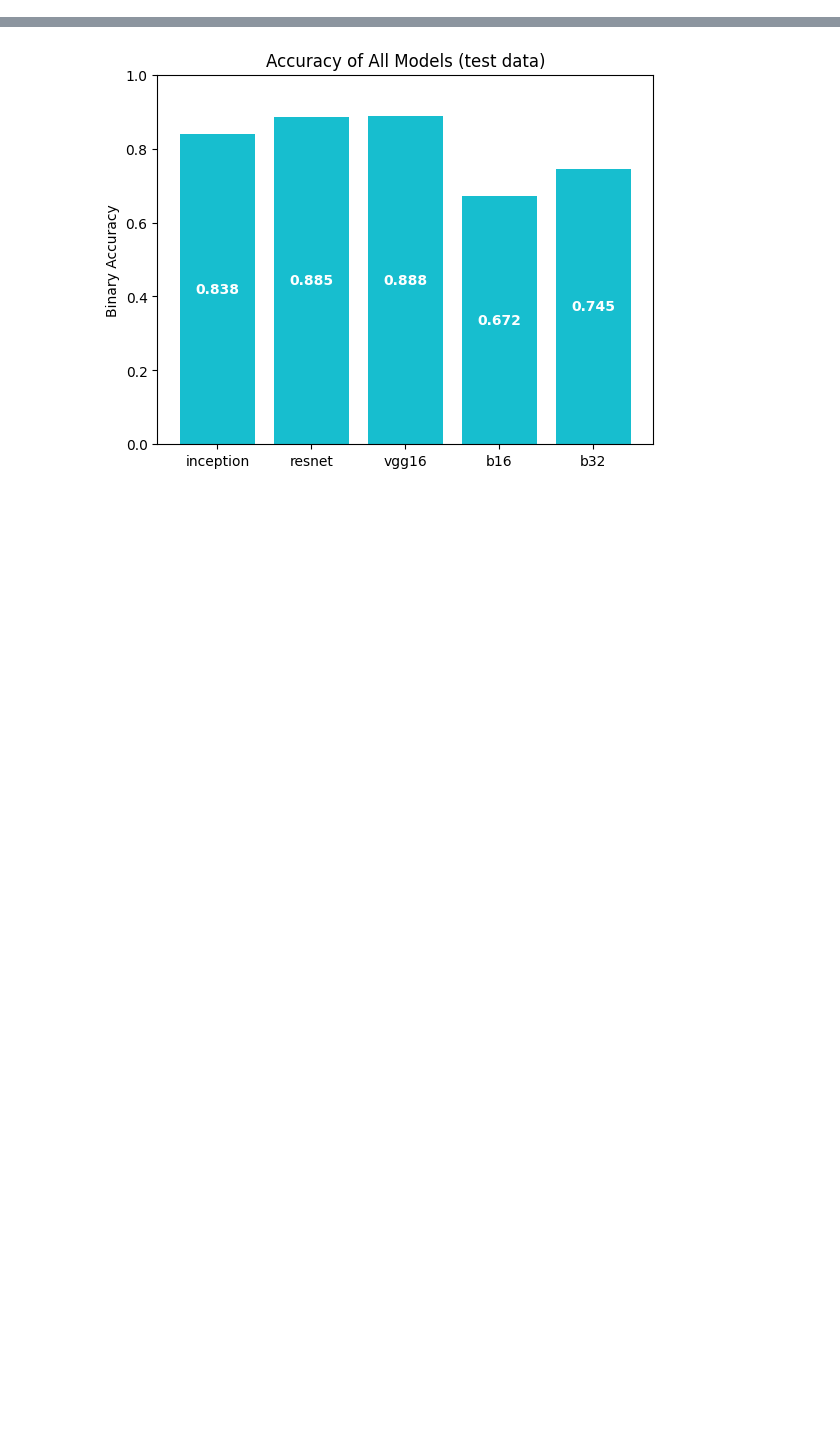
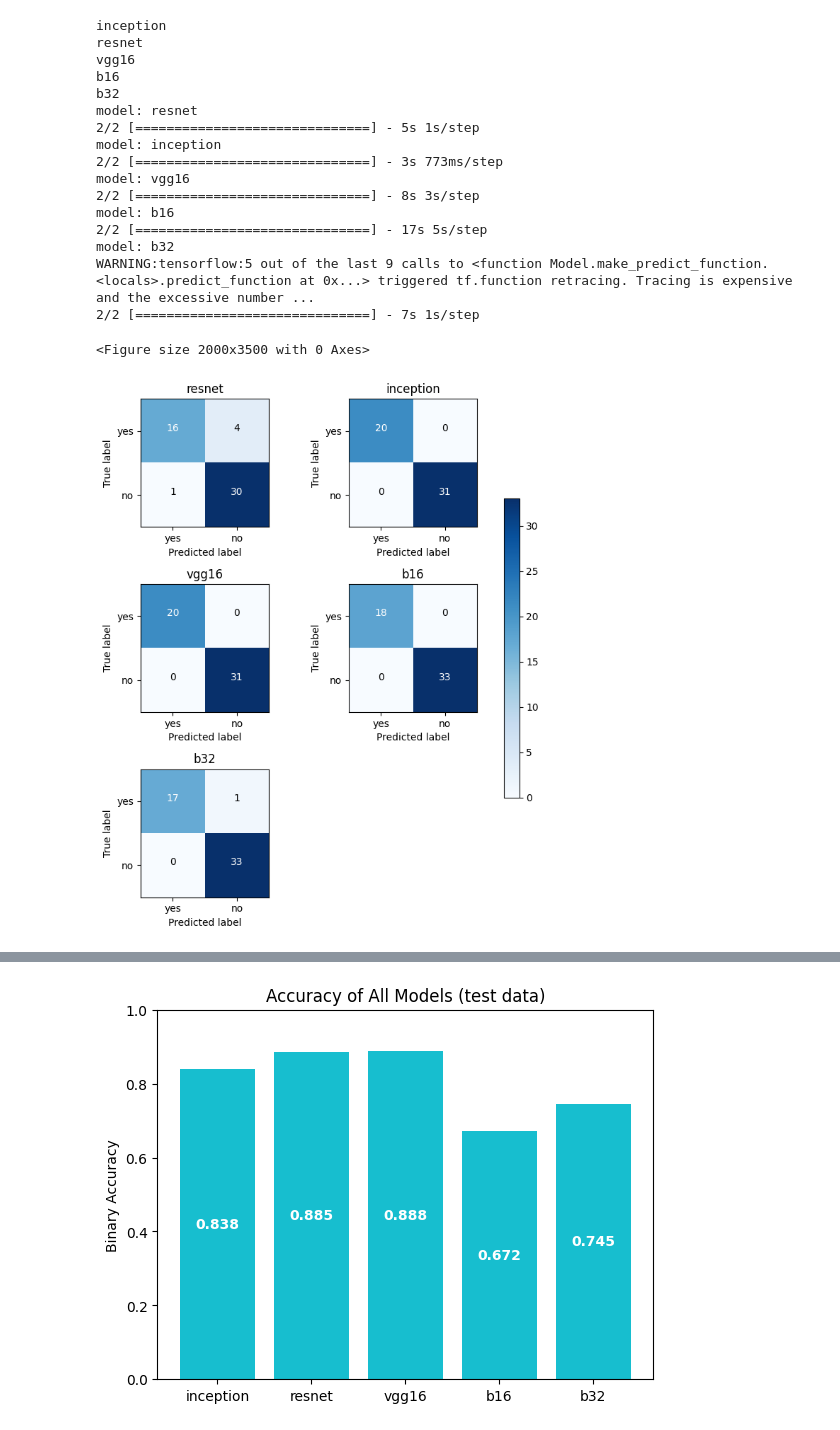
Before and after one commit to rutgerluinge/BrainTumorDetection, a Jupyter notebook: plotting.ipynb, the cells around one changed output, grey strips where cells are left out. Drawn from its saved outputs; the diff is of its cells as text; code cells hidden in the pictures; blank space fills up the shorter version.

```diff
--- a/plotting.ipynb
+++ b/plotting.ipynb
@@ -60,0 +91,32 @@ c_val_result_dict =  pickle.load(open("models and histories/data_dictionary.pick
+# %%
+
+test_data_dict = {}
+#data: [x, y, hist]
+
+for name, data in data_dict.items():
+    print(name)
+    y = np.argmax(data[1], axis=1)
+
+    test_data_dict[name] = [data[0], y]
+
+# y = reformat_labels(y)
+confusion_matrices(model_dict, test_data_dict)
+# %% [output]
+inception
+resnet
+vgg16
+b16
+b32
+model: resnet
+2/2 [==============================] - 5s 1s/step
+model: inception
+2/2 [==============================] - 3s 773ms/step
+model: vgg16
+2/2 [==============================] - 8s 3s/step
+model: b16
+2/2 [==============================] - 17s 5s/step
+model: b32
+WARNING:tensorflow:5 out of the last 9 calls to <function Model.make_predict_function.<locals>.predict_function at 0x...> triggered tf.function retracing. Tracing is expensive and the excessive number ...
+2/2 [==============================] - 7s 1s/step
+<Figure size 2000x3500 with 0 Axes>
+[figure, added]
```
Also changed, not shown: parts of 11 cells of this notebook, 4 other files.
